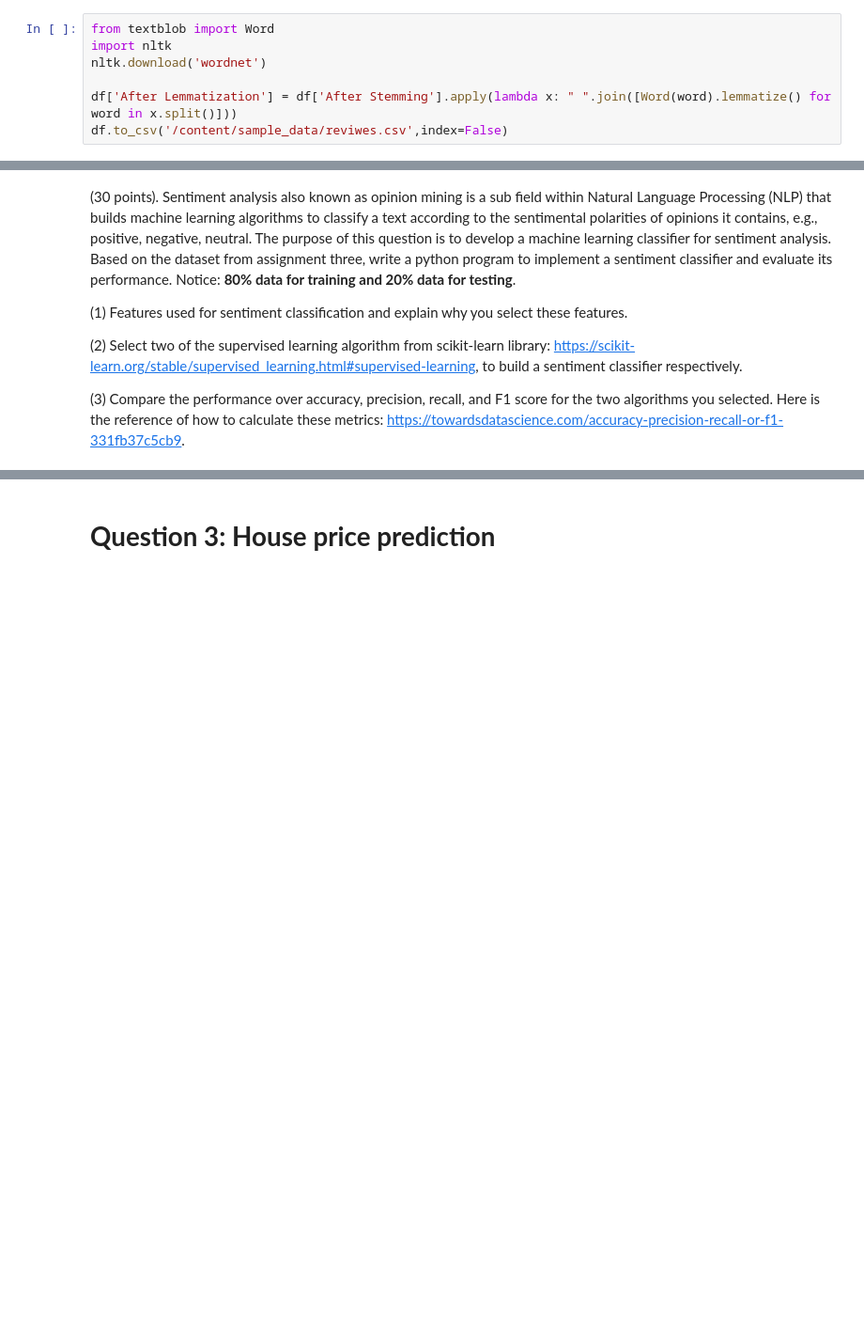
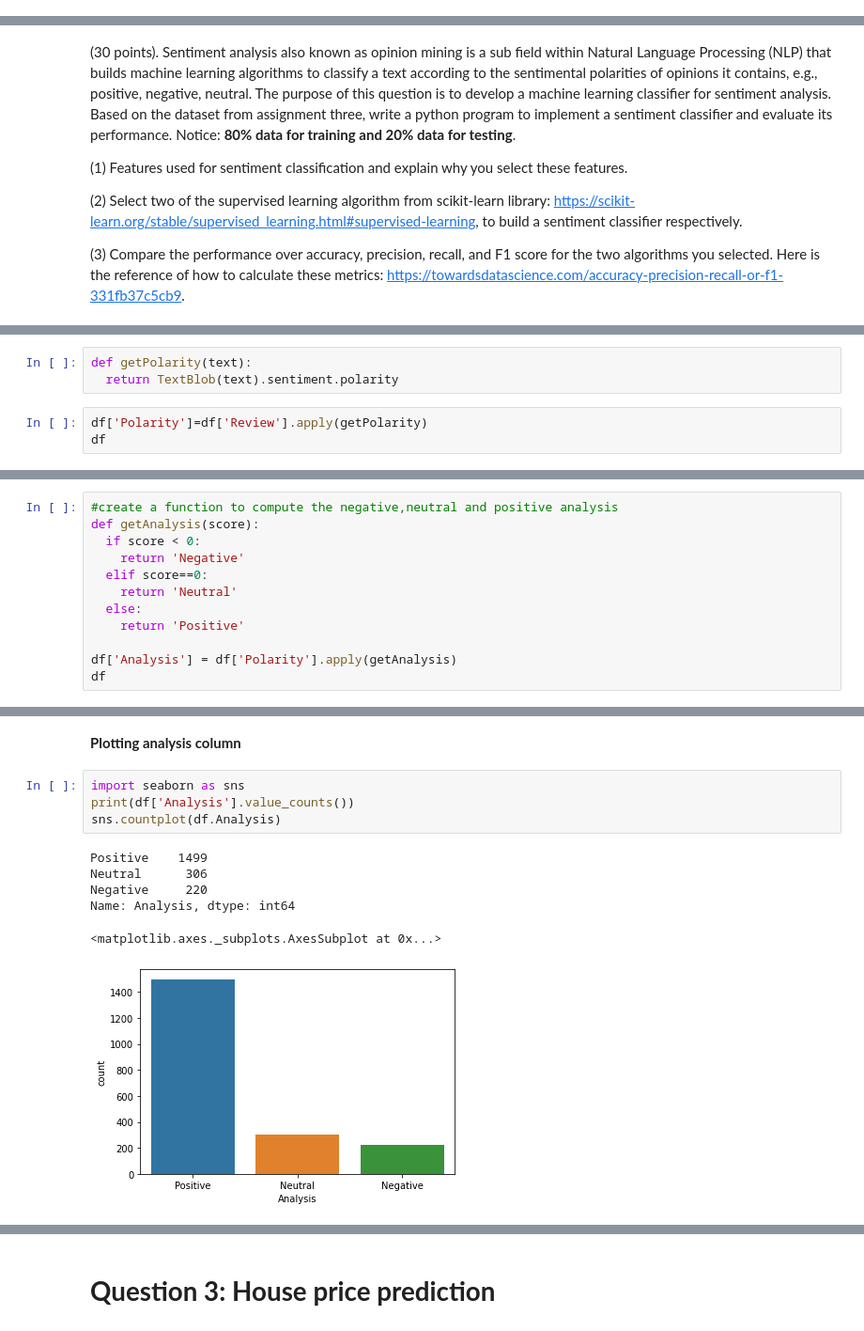
Before and after one commit to harithmote98/harith_INFO5731_Fall2021, a Jupyter notebook: INFO5731_Assignment_Four.ipynb, the cells around one changed output, grey strips where cells are left out. Shown: that part at 94% size. Drawn from its saved outputs; the diff is of its cells as text; blank space fills up the shorter version.

```diff
--- a/INFO5731_Assignment_Four.ipynb
+++ b/INFO5731_Assignment_Four.ipynb
@@ -127,7 +116,0 @@ df['After Stemming'] = df['Tokenization'].apply(lambda x: " ".join([st.stem(word
-# %%
-from textblob import Word
-import nltk
-nltk.download('wordnet')
-
-df['After Lemmatization'] = df['After Stemming'].apply(lambda x: " ".join([Word(word).lemmatize() for word in x.split()]))
-df.to_csv('/content/sample_data/reviwes.csv',index=False)
@@ -186,0 +350,6 @@ print(data_lemmatized[:1])
+# %%
+def getPolarity(text):
+  return TextBlob(text).sentiment.polarity
+# %%
+df['Polarity']=df['Review'].apply(getPolarity)
+df
@@ -186,0 +370,12 @@ print(data_lemmatized[:1])
+# %%
+#create a function to compute the negative,neutral and positive analysis
+def getAnalysis(score):
+  if score < 0:
+    return 'Negative'
+  elif score==0:
+    return 'Neutral'
+  else:
+    return 'Positive'
+
+df['Analysis'] = df['Polarity'].apply(getAnalysis)
+df
@@ -186,0 +396,13 @@ print(data_lemmatized[:1])
+# %% [markdown]
+**Plotting analysis column**
+# %%
+import seaborn as sns
+print(df['Analysis'].value_counts())
+sns.countplot(df.Analysis)
+# %% [output]
+Positive    1499
+Neutral      306
+Negative     220
+Name: Analysis, dtype: int64
+<matplotlib.axes._subplots.AxesSubplot at 0x...>
+[figure, added]
```
Also changed, not shown: parts of 77 cells of this notebook.
